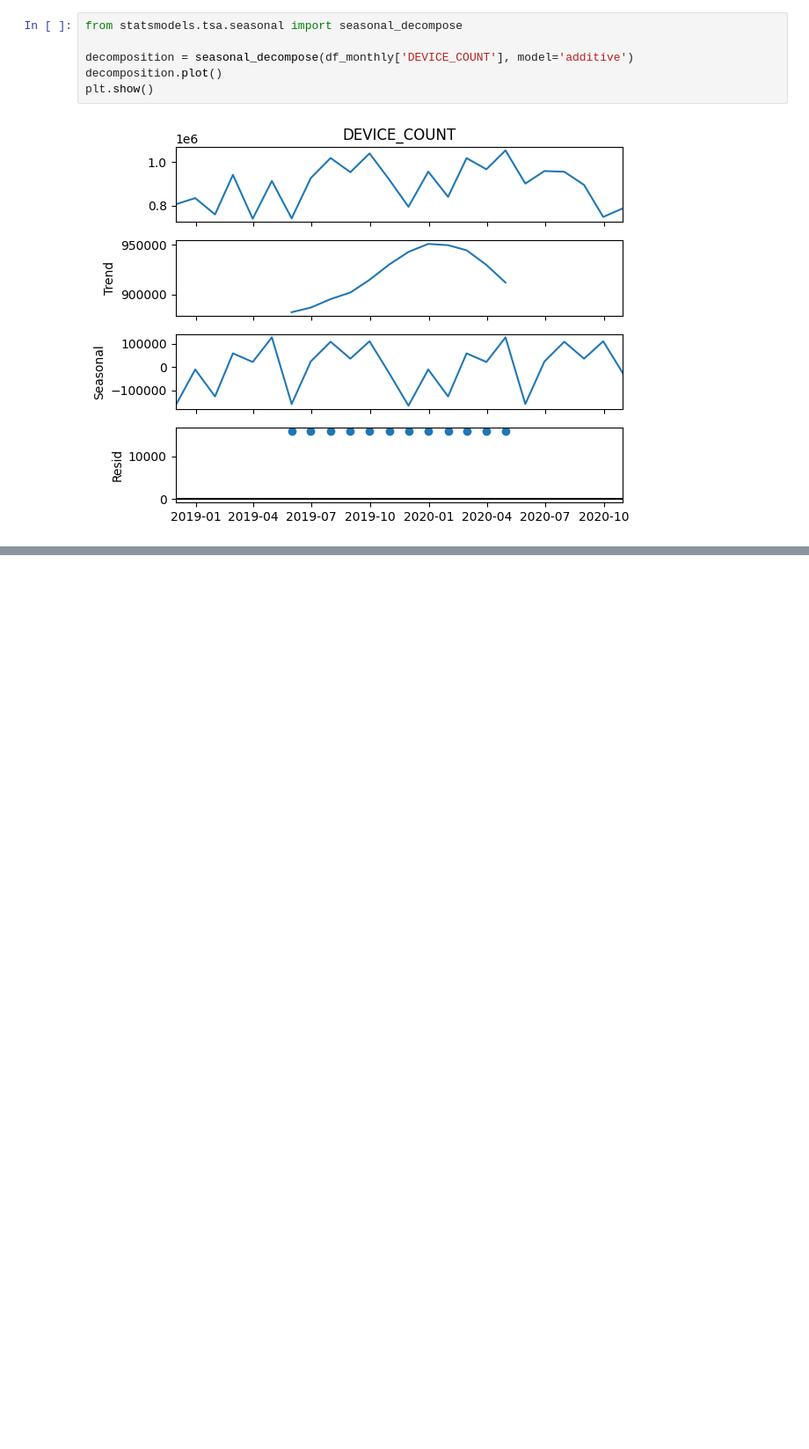
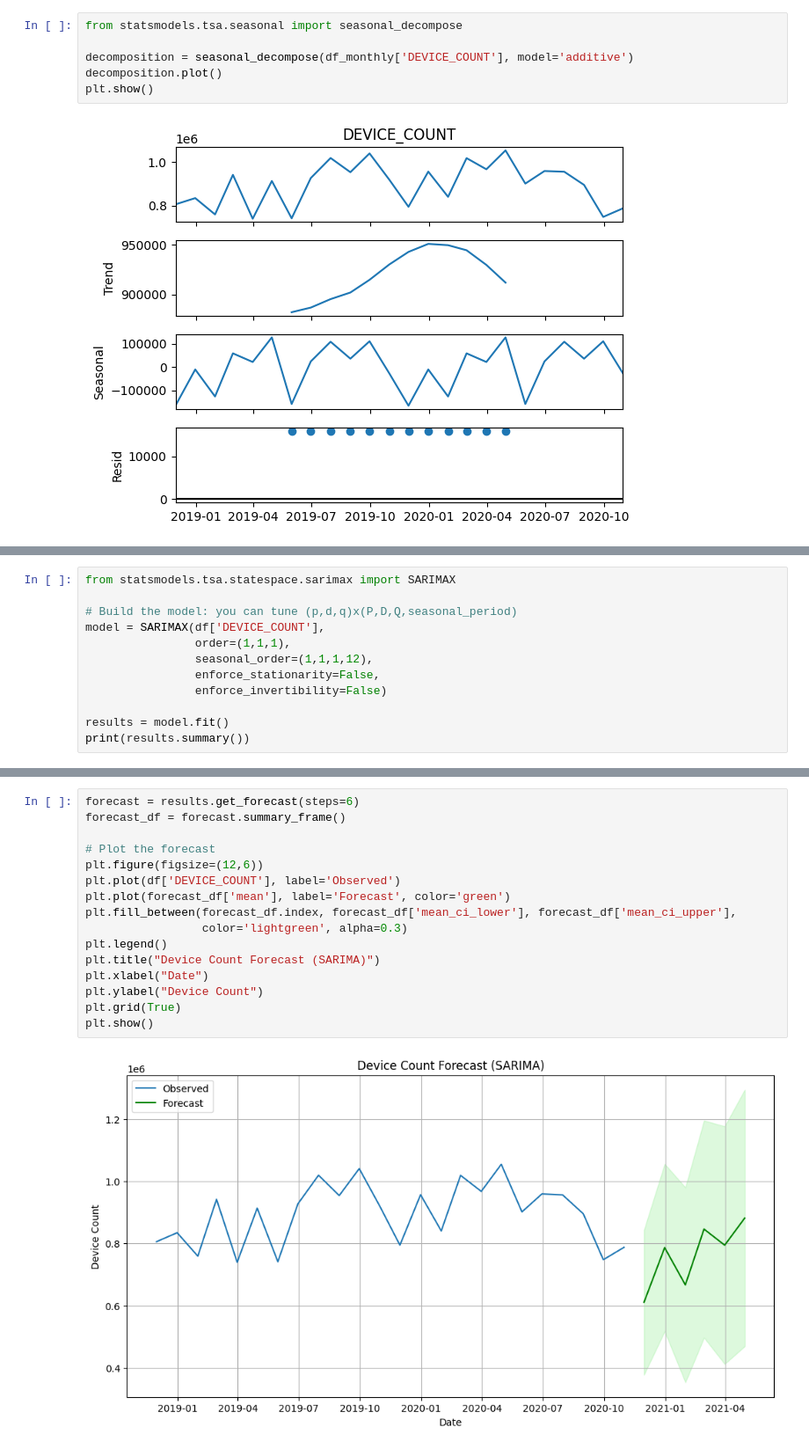
Before and after one commit to mdsri/Wakeb_coop, a Jupyter notebook: Week 4/models.ipynb, the cells around one changed output, grey strips where cells are left out. Shown at 88% size. Cells and saved outputs as stored; diff of their text form; blank space fills up the shorter version.

```diff
--- a/Week 4/models.ipynb
+++ b/Week 4/models.ipynb
@@ -75,0 +150,12 @@ plt.show()
+# %%
+from statsmodels.tsa.statespace.sarimax import SARIMAX
+
+# Build the model: you can tune (p,d,q)x(P,D,Q,seasonal_period)
+model = SARIMAX(df['DEVICE_COUNT'],
+                order=(1,1,1),
+                seasonal_order=(1,1,1,12),
+                enforce_stationarity=False,
+                enforce_invertibility=False)
+
+results = model.fit()
+print(results.summary())
@@ -75,0 +180,18 @@ plt.show()
+# %%
+forecast = results.get_forecast(steps=6)
+forecast_df = forecast.summary_frame()
+
+# Plot the forecast
+plt.figure(figsize=(12,6))
+plt.plot(df['DEVICE_COUNT'], label='Observed')
+plt.plot(forecast_df['mean'], label='Forecast', color='green')
+plt.fill_between(forecast_df.index, forecast_df['mean_ci_lower'], forecast_df['mean_ci_upper'],
+                 color='lightgreen', alpha=0.3)
+plt.legend()
+plt.title("Device Count Forecast (SARIMA)")
+plt.xlabel("Date")
+plt.ylabel("Device Count")
+plt.grid(True)
+plt.show()
+# %% [output]
+[figure, added]
```
Also changed, not shown: parts of 24 cells of this notebook, 2 other files.
